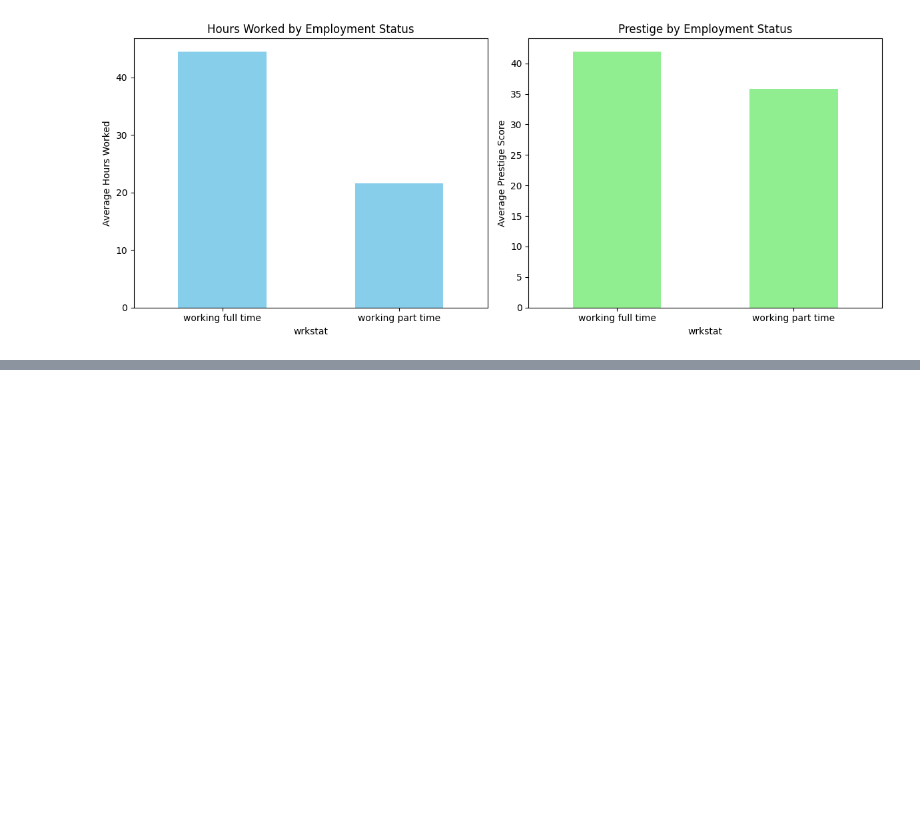
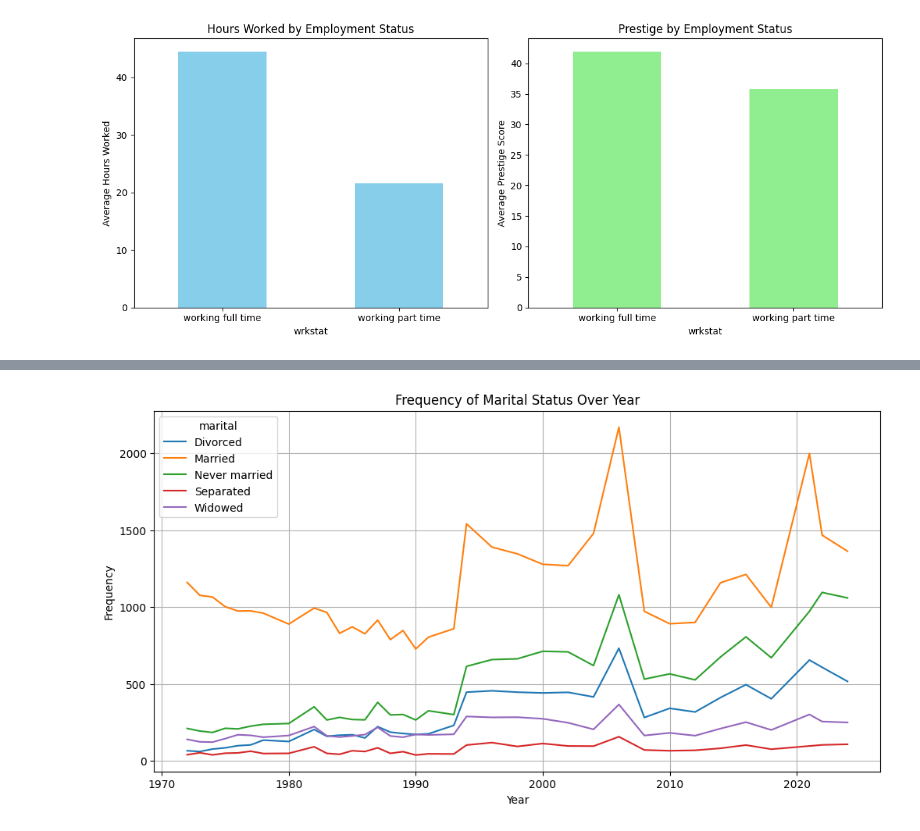
Before and after one commit to hildj/lab_eda, a Jupyter notebook: lab_notebook.ipynb, the cells around one changed output, grey strips where cells are left out. Saved outputs shown, nothing was run; the diff lists cells and outputs as text; code cells hidden in the pictures; blank space fills up the shorter version.

```diff
--- a/lab_notebook.ipynb
+++ b/lab_notebook.ipynb
@@ -223,0 +284,14 @@ Notes:
+# %%
+# Calculated the frequency of each marital status per year
+marital_counts = df3.groupby(['year', 'marital']).size().reset_index(name='count')
+
+# Line plot for freq of marital status over year
+plt.figure(figsize=(12, 6))
+sns.lineplot(data=marital_counts, x='year', y='count', hue='marital')
+plt.title('Frequency of Marital Status Over Year')
+plt.xlabel('Year')
+plt.ylabel('Frequency')
+plt.grid(True)
+plt.show()
+# %% [output]
+[figure, added]
```
Also changed, not shown: parts of 15 cells of this notebook.
